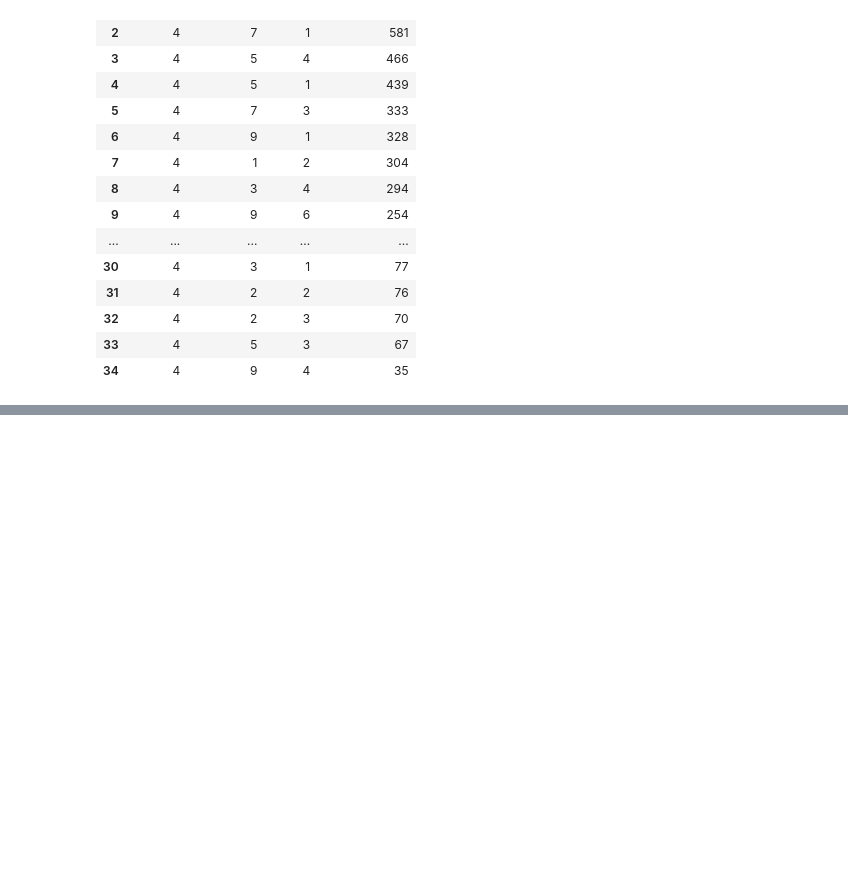
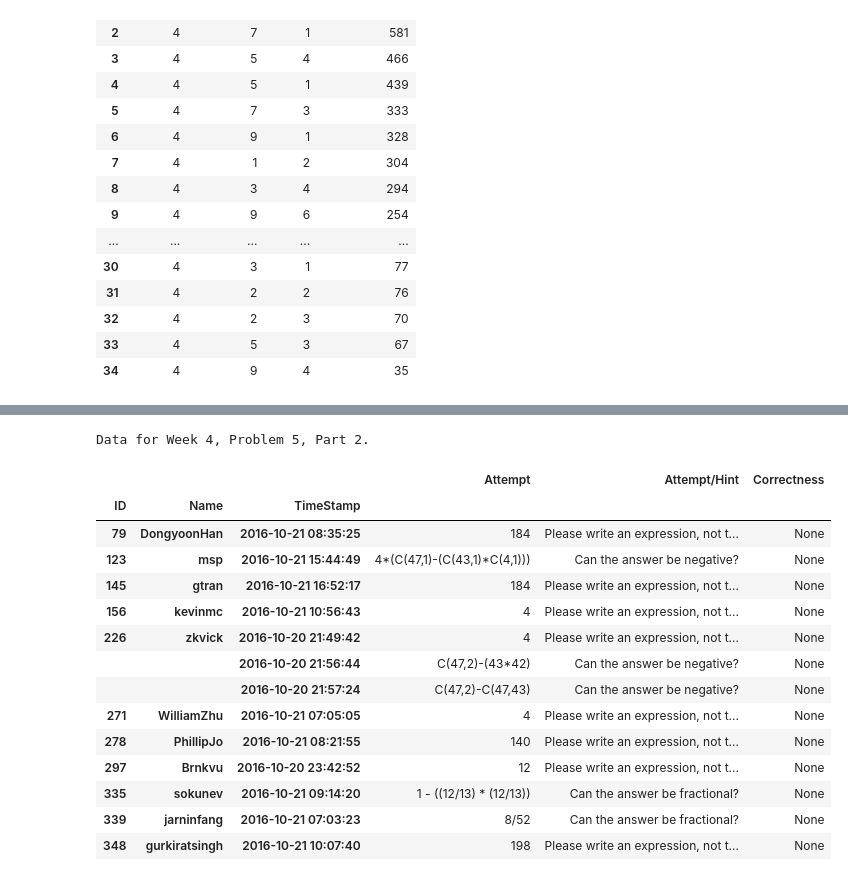
Before and after one commit to vrushalisamant/TA_repo, a Jupyter notebook: edX_data_notebook/Data_Analysis.py.ipynb, the cells around one changed output, grey strips where cells are left out. Drawn from its saved outputs; the diff is of its cells as text; code cells hidden in the pictures; blank space fills up the shorter version.

Commit message:
made some small improvements in Data_Analysis notebook

```diff
--- a/edX_data_notebook/Data_Analysis.py.ipynb
+++ b/edX_data_notebook/Data_Analysis.py.ipynb
@@ -214,0 +219,22 @@ Data for Week 4, Problem 9, Part 3.
+# %%
+problem=[4,8,3]
+ans_df=gen_ans_df()
+selector=[ a is None for a in list(ans_df['Correctness'])]
+ans_df[selector]
+# %% [output]
+Data for Week 4, Problem 5, Part 2.
+|  |  |  | Attempt | Attempt/Hint | Correctness |
+| ID | Name | TimeStamp |  |  |  |
+| 79 | DongyoonHan | 2016-10-21 08:35:25 | 184 | Please write an expression, not t... | None |
+| 123 | msp | 2016-10-21 15:44:49 | 4*(C(47,1)-(C(43,1)*C(4,1))) | Can the answer be negative? | None |
+| 145 | gtran | 2016-10-21 16:52:17 | 184 | Please write an expression, not t... | None |
+| 156 | kevinmc | 2016-10-21 10:56:43 | 4 | Please write an expression, not t... | None |
+| 226 | zkvick | 2016-10-20 21:49:42 | 4 | Please write an expression, not t... | None |
+|  |  | 2016-10-20 21:56:44 | C(47,2)-(43*42) | Can the answer be negative? | None |
+|  |  | 2016-10-20 21:57:24 | C(47,2)-C(47,43) | Can the answer be negative? | None |
+| 271 | WilliamZhu | 2016-10-21 07:05:05 | 4 | Please write an expression, not t... | None |
+| 278 | PhillipJo | 2016-10-21 08:21:55 | 140 | Please write an expression, not t... | None |
+| 297 | Brnkvu | 2016-10-20 23:42:52 | 12 | Please write an expression, not t... | None |
+| 335 | sokunev | 2016-10-21 09:14:20 | 1 - ((12/13) * (12/13)) | Can the answer be fractional? | None |
+| 339 | jarninfang | 2016-10-21 07:03:23 | 8/52 | Can the answer be fractional? | None |
+| 348 | gurkiratsingh | 2016-10-21 10:07:40 | 198 | Please write an expression, not t... | None |
```
Also changed, not shown: parts of 3 cells of this notebook.
